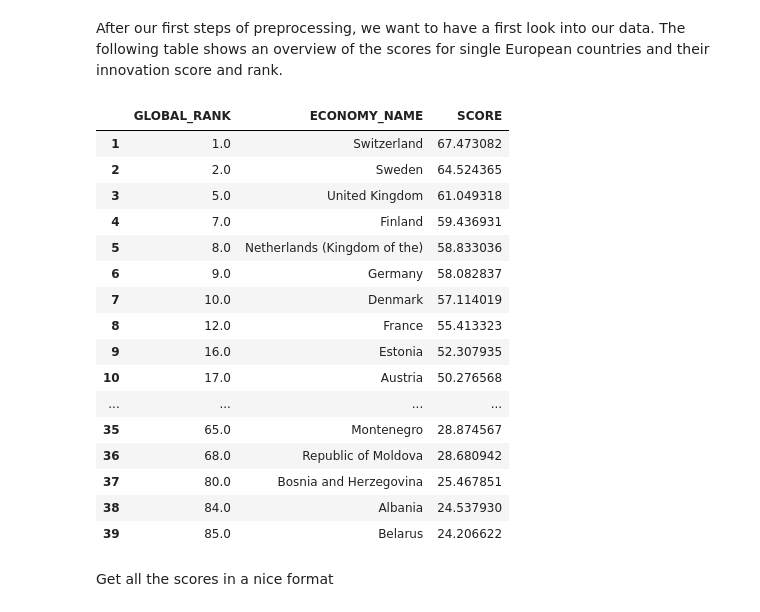
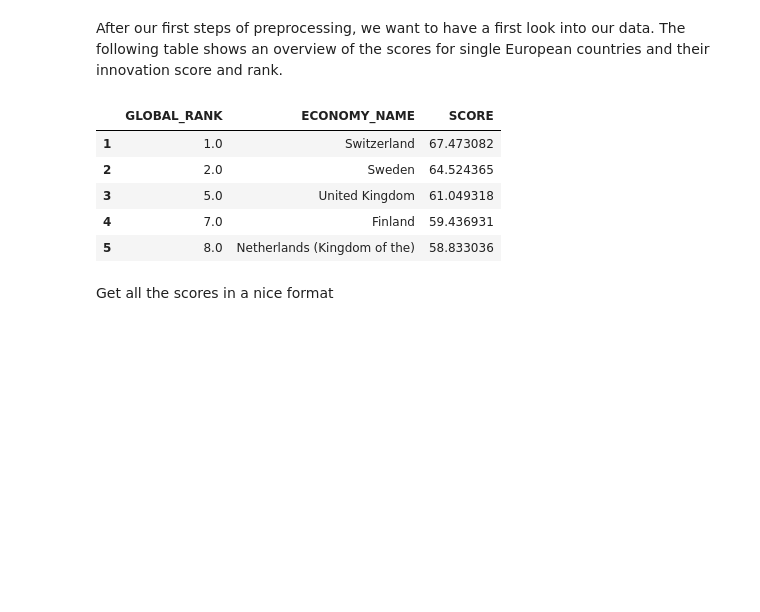
Before and after one commit to StefanHamm/DOPP_WS24, a Jupyter notebook: notebooks/Consolidated.ipynb, the cells around one changed output. Cells and saved outputs as stored; diff of their text form; code cells hidden in the pictures; blank space fills up the shorter version.

```diff
--- a/notebooks/Consolidated.ipynb
+++ b/notebooks/Consolidated.ipynb
@@ -103,32 +85,21 @@ After our first steps of preprocessing, we want to have a first look into our da
 # %%
 def get_display_data():
     pure_rank = gii_data_eu_2024[gii_data_eu_2024["NUM"].isnull()]
     display_data = pure_rank.sort_values("RANK")[["RANK", "ECONOMY_NAME", "SCORE"]]
     display_data.rename(columns={"RANK": "GLOBAL_RANK"}, inplace=True)
     display_data.index = range(1, len(display_data) + 1)
     return display_data
 
 display_data = get_display_data()
 
-display(display_data)
+display(display_data.head())
 # %% [output]
 |  | GLOBAL_RANK | ECONOMY_NAME | SCORE |
 | 1 | 1.0 | Switzerland | 67.473082 |
 | 2 | 2.0 | Sweden | 64.524365 |
 | 3 | 5.0 | United Kingdom | 61.049318 |
 | 4 | 7.0 | Finland | 59.436931 |
 | 5 | 8.0 | Netherlands (Kingdom of the) | 58.833036 |
-| 6 | 9.0 | Germany | 58.082837 |
-| 7 | 10.0 | Denmark | 57.114019 |
-| 8 | 12.0 | France | 55.413323 |
-| 9 | 16.0 | Estonia | 52.307935 |
-| 10 | 17.0 | Austria | 50.276568 |
-| ... | ... | ... | ... |
-| 35 | 65.0 | Montenegro | 28.874567 |
-| 36 | 68.0 | Republic of Moldova | 28.680942 |
-| 37 | 80.0 | Bosnia and Herzegovina | 25.467851 |
-| 38 | 84.0 | Albania | 24.537930 |
-| 39 | 85.0 | Belarus | 24.206622 |
 # %% [markdown]
 Get all the scores in a nice format
 # %%
```
Also changed, not shown: parts of 41 cells of this notebook.
